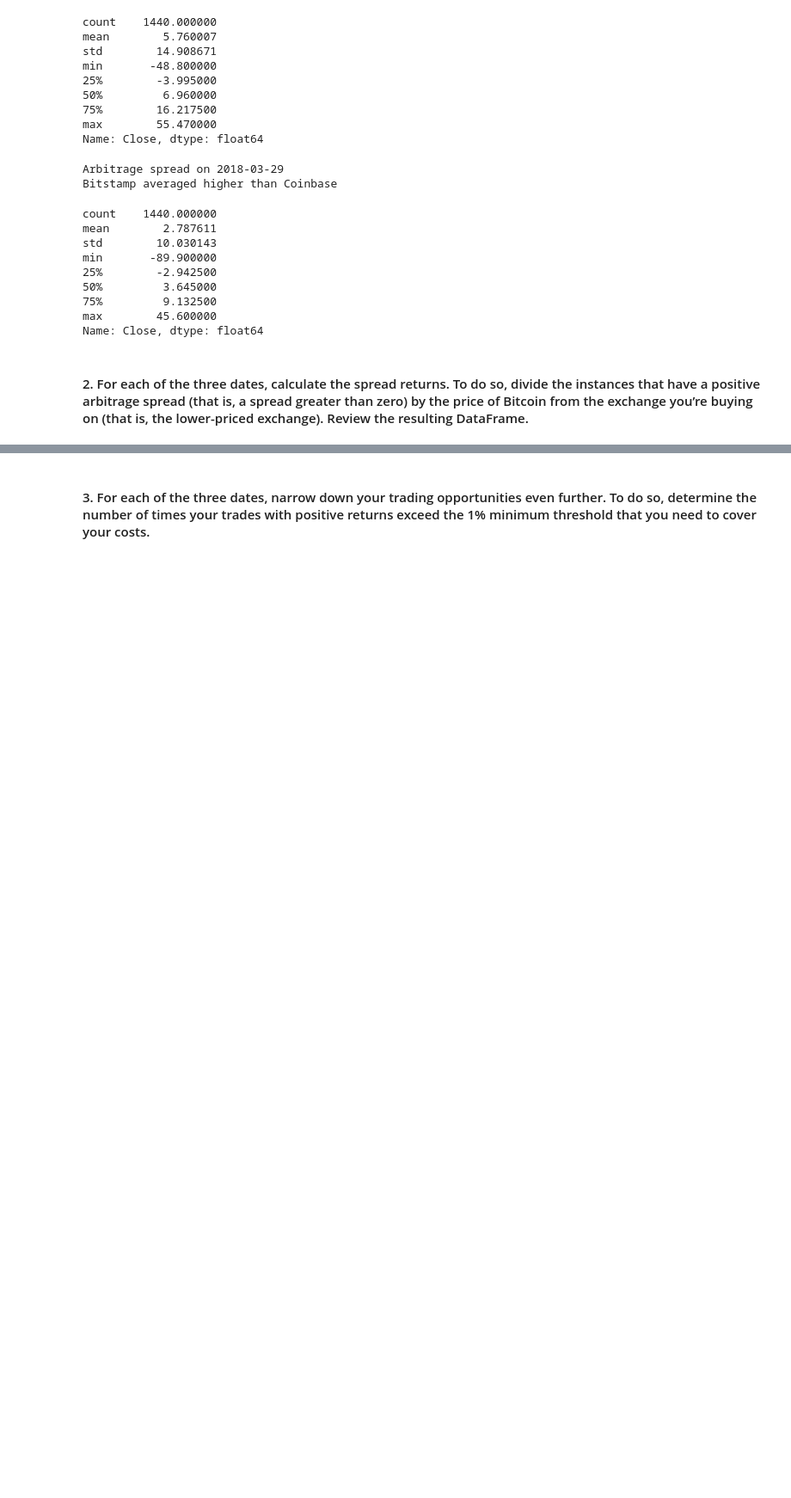
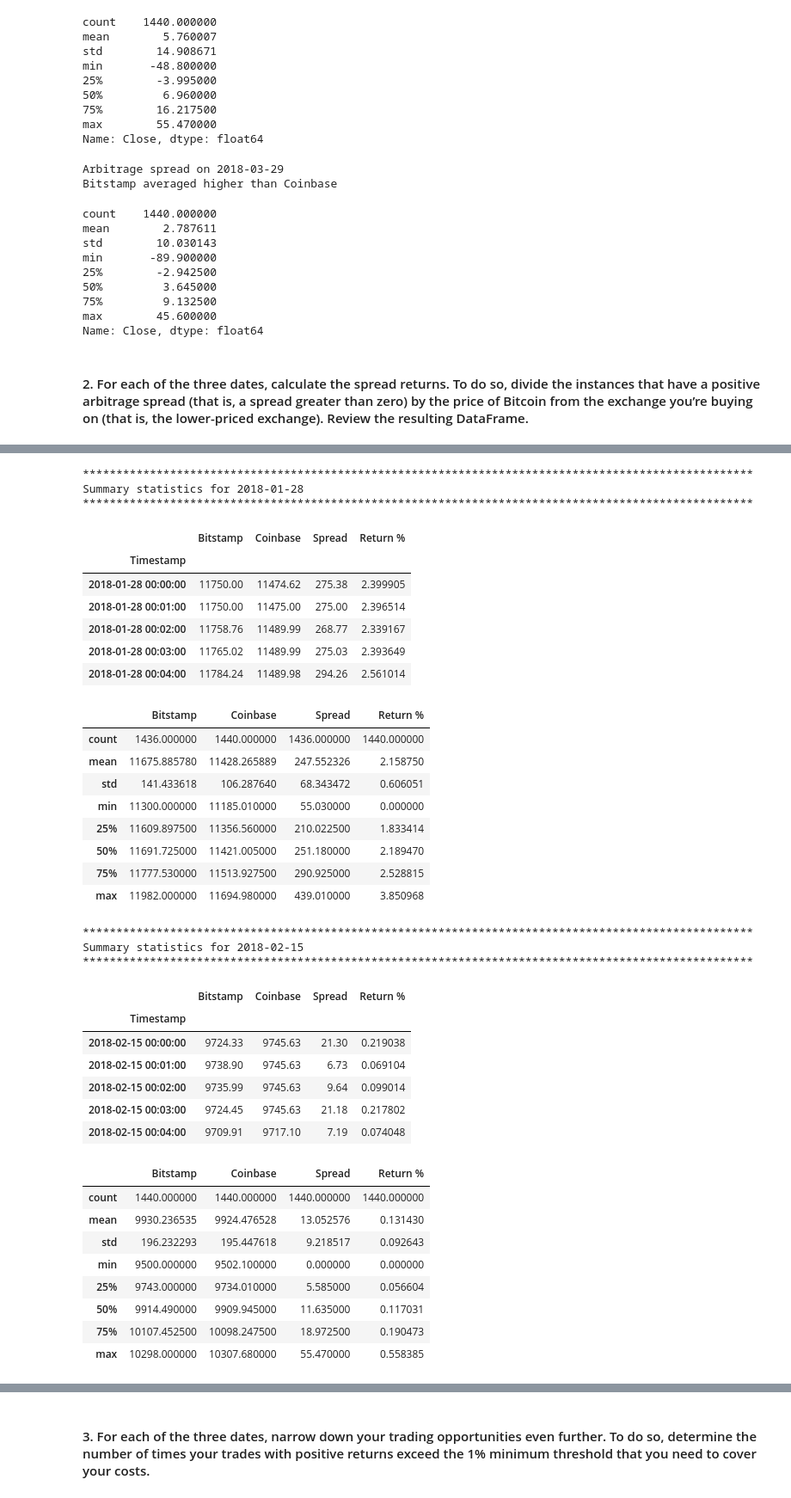
Before and after one commit to rdillens/03_Arbitrage_Opportunities, a Jupyter notebook: crypto_arbitrage.ipynb, the cells around one changed output, grey strips where cells are left out. Shown: that part at 86% size. Drawn from its saved outputs; the diff is of its cells as text; code cells hidden in the pictures; blank space fills up the shorter version.

Commit message:
calculate and display spread returns

```diff
--- a/crypto_arbitrage.ipynb
+++ b/crypto_arbitrage.ipynb
@@ -529,0 +505,78 @@ Name: Close, Length: 1440, dtype: float64
+# %%
+# For the date early in the dataset, calculate the spread returns by dividing the instances when the arbitrage spread is positive (> 0)
+# by the price of Bitcoin from the exchange you are buying on (the lower-priced exchange).
+
+def calc_arbitrage_percent(df):
+    if df['Bitstamp'] < df['Coinbase']:
+        return 100 * df['Spread'] / df['Bitstamp']
+    elif df['Bitstamp'] > df['Coinbase']:
+        return 100 * df['Spread'] / df['Coinbase']
+    else:
+        return 0.00
+
+spread_return_early = pd.DataFrame(data=[bitstamp_early_date, coinbase_early_date], index=['Bitstamp', 'Coinbase']).T
+spread_return_early['Spread'] = (spread_return_early['Bitstamp'] - spread_return_early['Coinbase']).abs()
+spread_return_early['Return %'] = spread_return_early.apply(calc_arbitrage_percent, axis=1)
+
+spread_return_middle = pd.DataFrame(data=[bitstamp_middle_date, coinbase_middle_date], index=['Bitstamp', 'Coinbase']).T
+spread_return_middle['Spread'] = (spread_return_middle['Bitstamp'] - spread_return_middle['Coinbase']).abs()
+spread_return_middle['Return %'] = spread_return_middle.apply(calc_arbitrage_percent, axis=1)
+
+spread_return_late = pd.DataFrame(data=[bitstamp_late_date, coinbase_late_date], index=['Bitstamp', 'Coinbase']).T
+spread_return_late['Spread'] = (spread_return_late['Bitstamp'] - spread_return_late['Coinbase']).abs()
+spread_return_late['Return %'] = spread_return_late.apply(calc_arbitrage_percent, axis=1)
+
+# Review the spread return DataFrame
+print(100*'*' + f"\nSummary statistics for {early_start_date}\n" + 100*'*')
+display(spread_return_early.head())
+display(spread_return_early.tail())
+display(spread_return_early.describe())
+
+print(100*'*' + f"\nSummary statistics for {middle_start_date}\n" + 100*'*')
+display(spread_return_middle.head())
+display(spread_return_middle.tail())
+display(spread_return_middle.describe())
+
+print(100*'*' + f"\nSummary statistics for {late_start_date}\n" + 100*'*')
+display(spread_return_late.head())
+display(spread_return_late.tail())
+display(spread_return_late.describe())
+# %% [output]
+****************************************************************************************************
+Summary statistics for 2018-01-28
+****************************************************************************************************
+|  | Bitstamp | Coinbase | Spread | Return % |
+| Timestamp |  |  |  |  |
+| 2018-01-28 00:00:00 | 11750.00 | 11474.62 | 275.38 | 2.399905 |
+| 2018-01-28 00:01:00 | 11750.00 | 11475.00 | 275.00 | 2.396514 |
+| 2018-01-28 00:02:00 | 11758.76 | 11489.99 | 268.77 | 2.339167 |
+| 2018-01-28 00:03:00 | 11765.02 | 11489.99 | 275.03 | 2.393649 |
+| 2018-01-28 00:04:00 | 11784.24 | 11489.98 | 294.26 | 2.561014 |
+|  | Bitstamp | Coinbase | Spread | Return % |
+| count | 1436.000000 | 1440.000000 | 1436.000000 | 1440.000000 |
+| mean | 11675.885780 | 11428.265889 | 247.552326 | 2.158750 |
+| std | 141.433618 | 106.287640 | 68.343472 | 0.606051 |
+| min | 11300.000000 | 11185.010000 | 55.030000 | 0.000000 |
+| 25% | 11609.897500 | 11356.560000 | 210.022500 | 1.833414 |
+| 50% | 11691.725000 | 11421.005000 | 251.180000 | 2.189470 |
+| 75% | 11777.530000 | 11513.927500 | 290.925000 | 2.528815 |
+| max | 11982.000000 | 11694.980000 | 439.010000 | 3.850968 |
+****************************************************************************************************
+Summary statistics for 2018-02-15
+****************************************************************************************************
+|  | Bitstamp | Coinbase | Spread | Return % |
+| Timestamp |  |  |  |  |
+| 2018-02-15 00:00:00 | 9724.33 | 9745.63 | 21.30 | 0.219038 |
+| 2018-02-15 00:01:00 | 9738.90 | 9745.63 | 6.73 | 0.069104 |
+| 2018-02-15 00:02:00 | 9735.99 | 9745.63 | 9.64 | 0.099014 |
+| 2018-02-15 00:03:00 | 9724.45 | 9745.63 | 21.18 | 0.217802 |
+| 2018-02-15 00:04:00 | 9709.91 | 9717.10 | 7.19 | 0.074048 |
+|  | Bitstamp | Coinbase | Spread | Return % |
+| count | 1440.000000 | 1440.000000 | 1440.000000 | 1440.000000 |
+| mean | 9930.236535 | 9924.476528 | 13.052576 | 0.131430 |
+| std | 196.232293 | 195.447618 | 9.218517 | 0.092643 |
+| min | 9500.000000 | 9502.100000 | 0.000000 | 0.000000 |
+| 25% | 9743.000000 | 9734.010000 | 5.585000 | 0.056604 |
+| 50% | 9914.490000 | 9909.945000 | 11.635000 | 0.117031 |
+| 75% | 10107.452500 | 10098.247500 | 18.972500 | 0.190473 |
+| max | 10298.000000 | 10307.680000 | 55.470000 | 0.558385 |
```
Also changed, not shown: parts of 6 cells of this notebook.
